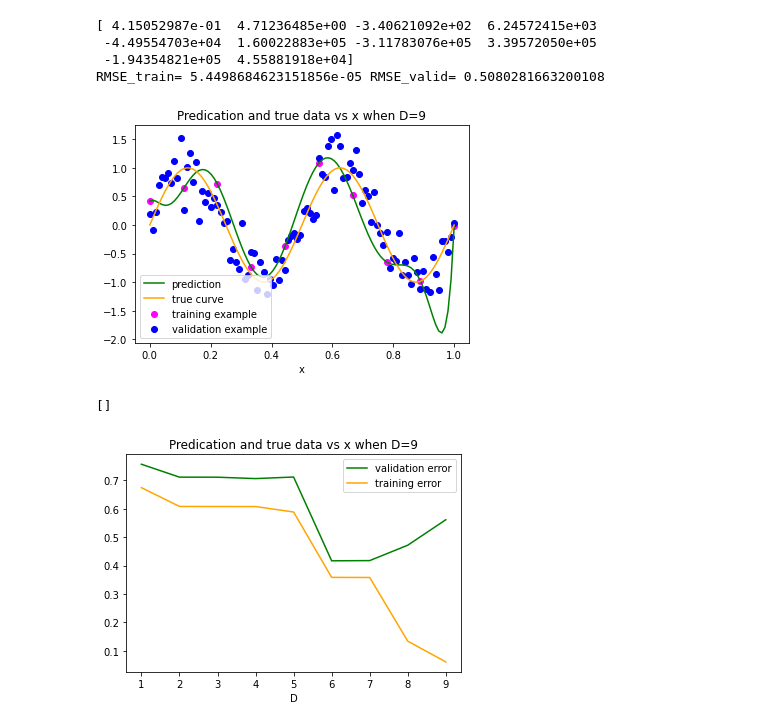
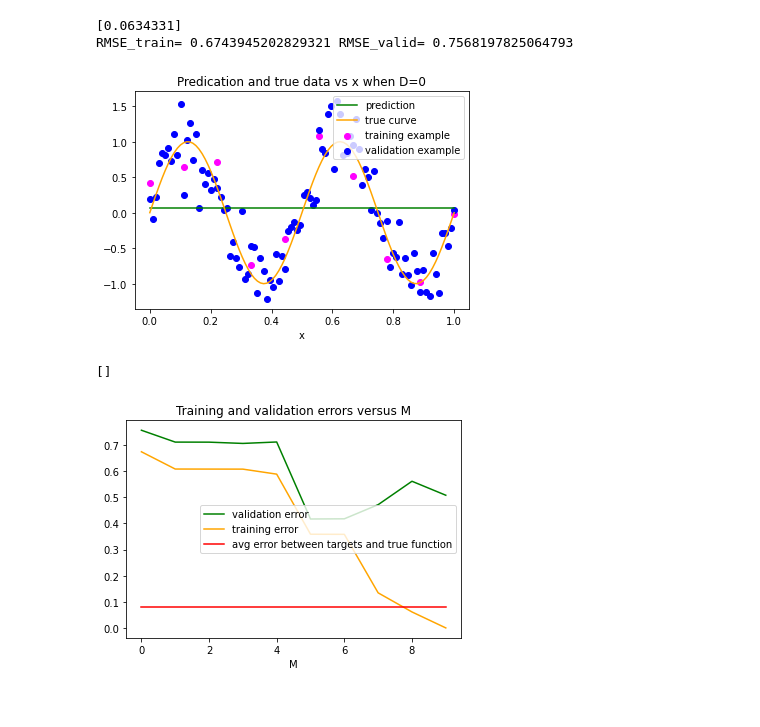
Before and after one commit to Ghckodak/4sl3, a Jupyter notebook: assign1.ipynb, the cells around one changed output. Cells and saved outputs as stored; diff of their text form; code cells hidden in the pictures.

```diff
--- a/assign1.ipynb
+++ b/assign1.ipynb
@@ -66,46 +104,38 @@ def getstandError(y,x,t):
-# %%
-# function for drawing the graphs. Input = feature x, predication y, t
-def draw(X,y,t):
-    true_curve=np.sin(4*np.pi*X_valid)
-    plt.plot(X_valid, y_valid, color = 'green', label = 'prediction')
-    plt.plot(X_valid, true_curve, color = 'orange', label = 'true curve')
-    plt.scatter(X[:,1], t, color = 'magenta', label = 'training example')
-    plt.scatter(X_valid, t_valid, color = 'blue', label = 'validation example')
-
-    plt.legend()
-    plt.xlabel("x")
-    plt.title("Predication and true data vs x when D=9")
-    #plt.savefig('foo.png')
 # %%
-M=9
+M=0
 initialize(8775)
 X_train_D=setDimension(X_train,M)
 y,w=getPredication(X_train_D,t_train)
 print(w)
 RMSE_train, RMSE_valid=getError(y,M)
 print("RMSE_train=",RMSE_train,"RMSE_valid=",RMSE_valid)
 draw(X_train_D,y,t_train)
 # %% [output]
-[ 4.15052987e-01  4.71236485e+00 -3.40621092e+02  6.24572415e+03
- -4.49554703e+04  1.60022883e+05 -3.11783076e+05  3.39572050e+05
- -1.94354821e+05  4.55881918e+04]
-RMSE_train= 5.4498684623151856e-05 RMSE_valid= 0.5080281663200108
+[0.0634331]
+RMSE_train= 0.6743945202829321 RMSE_valid= 0.7568197825064793
-[figure, old version]
+[figure, new version]
 # %%
-RMSE_train=np.zeros(9)
-RMSE_valid=np.zeros(9)
-D=np.array([1,2,3,4,5,6,7,8,9])
-for i in range (9):
+RMSE_train=np.zeros(10)
+RMSE_valid=np.zeros(10)
+D=np.array([0,1,2,3,4,5,6,7,8,9])
+for i in range (10):
     X_train_D=setDimension(X_train,i)
     y,w=getPredication(X_train_D,t_train)
     RMSE_train[i], RMSE_valid[i]=getError(y,i)
 
+true_curve=np.sin(4*np.pi*X_valid)  # generate the true curve
+Error=true_curve-t_valid
+avg=np.sum(np.square(Error)/len(Error))
+avg1=np.array([avg,avg,avg,avg,avg,avg,avg,avg,avg,avg])
+
 plt.plot(D, RMSE_valid, color = 'green', label = 'validation error')
 plt.plot(D, RMSE_train, color = 'orange', label = 'training error')
+plt.plot(D,avg1,color = 'red', label = 'avg error between targets and true function')
+
 plt.legend()
-plt.xlabel("D")
-plt.title("Predication and true data vs x when D=9")
+plt.xlabel("M")
+plt.title("Training and validation errors versus M")
 plt.plot()
 # %% [output]
 []
-[figure, old version]
+[figure, new version]
```
Also changed, not shown: parts of 3 cells of this notebook, 2 other files.
